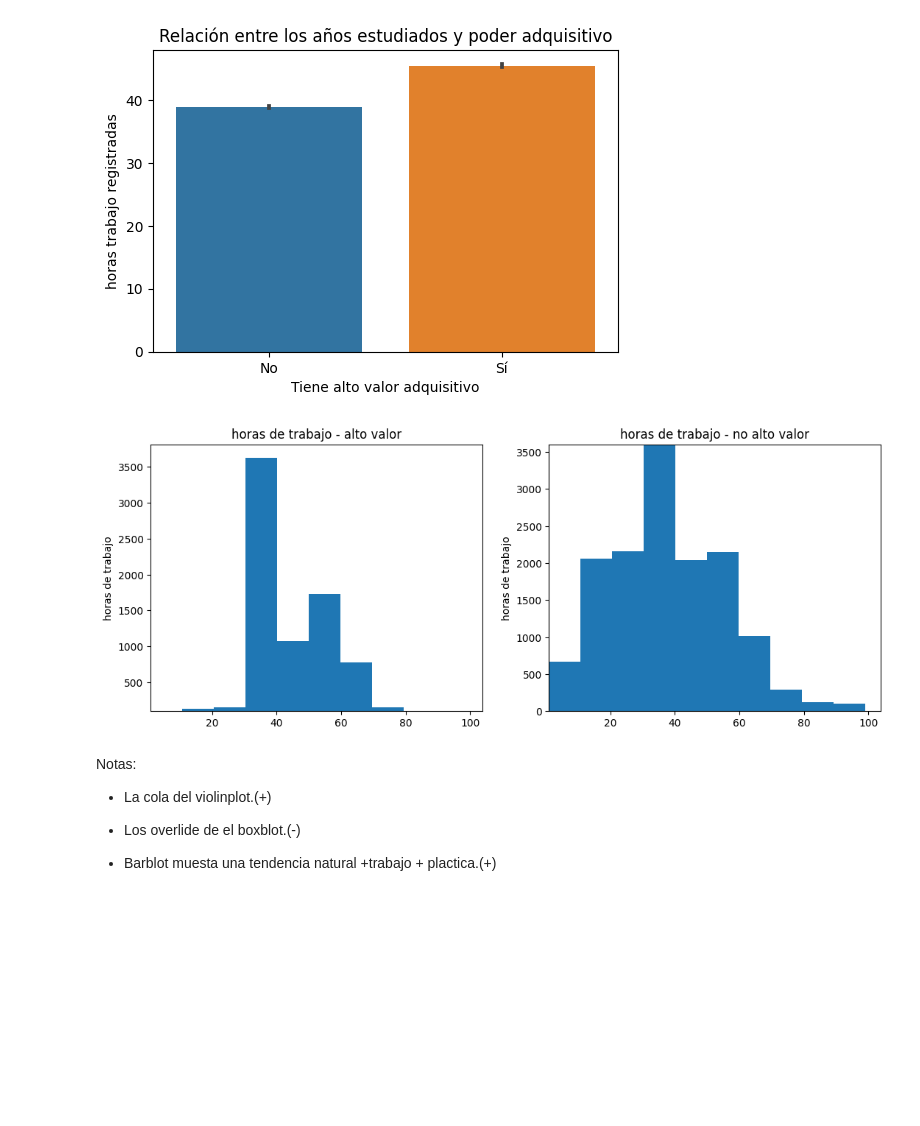
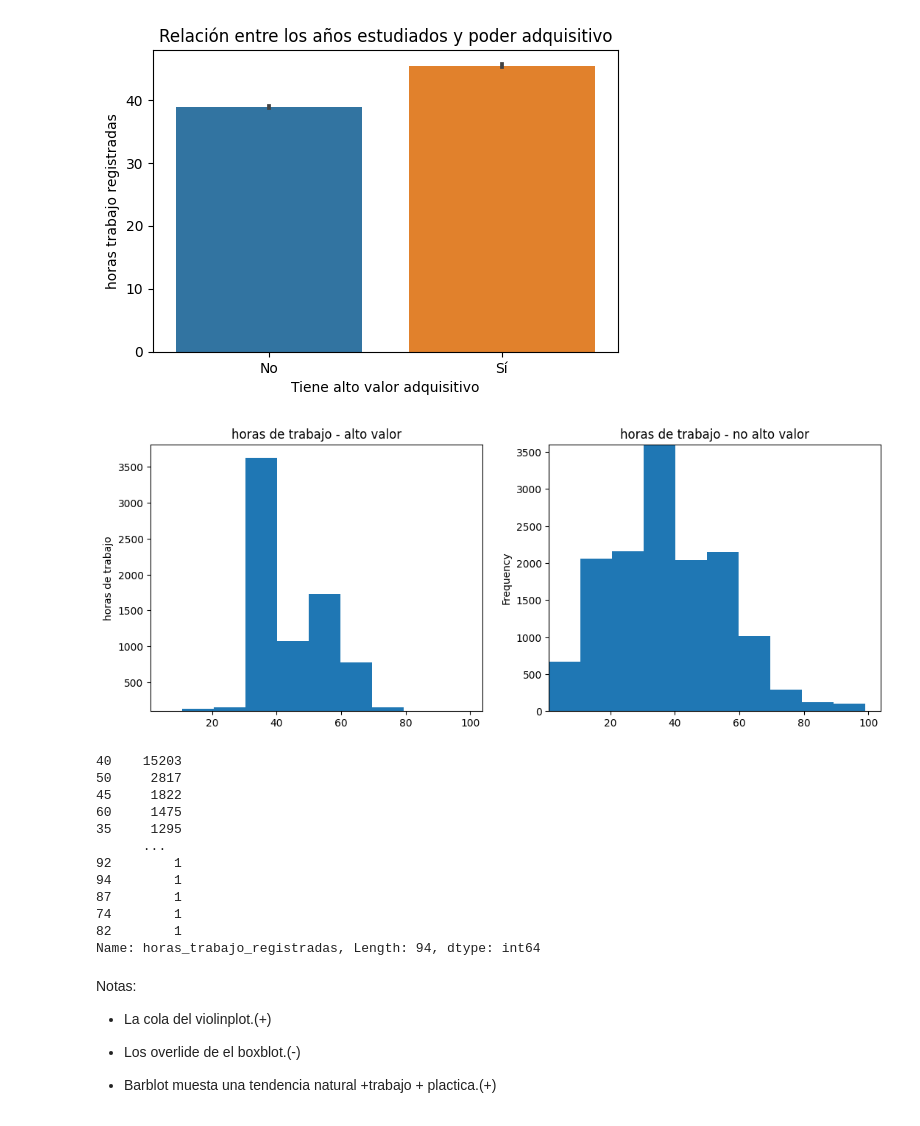
Before and after one commit to SantiValdezUlzurrun/TP-2021-1C-Organizacion-de-datos, a Jupyter notebook: Variables/horas_de_trabajo.ipynb, the cells around one changed output. Drawn from its saved outputs; the diff is of its cells as text; code cells hidden in the pictures; blank space fills up the shorter version.

```diff
--- a/Variables/horas_de_trabajo.ipynb
+++ b/Variables/horas_de_trabajo.ipynb
@@ -56,20 +56,33 @@ plt.show()
 # %%
 fig, axes = plt.subplots(nrows=1, ncols=2, figsize=[6.4 * 2, 4.8], dpi=100)
 
 df_alto_valor = df[df.tiene_alto_valor_adquisitivo == 1]
 df_no_alto_valor = df[df.tiene_alto_valor_adquisitivo != 1]
 
 df_alto_valor.horas_trabajo_registradas.plot(kind='hist', ax=axes[0], xlim=df.horas_trabajo_registradas.min(), ylim=df.horas_trabajo_registradas.max())
 axes[0].set_title("horas de trabajo - alto valor")
 axes[0].set_ylabel("horas de trabajo")
 
 df_no_alto_valor.horas_trabajo_registradas.plot(kind='hist', ax=axes[1], xlim=df.horas_trabajo_registradas.min(), ylim=[0, 3600])
 axes[1].set_title("horas de trabajo - no alto valor")
-axes[1].set_ylabel("horas de trabajo")
+# axes[1].set_ylabel("horas de trabajo")
 
 plt.show()
+df.horas_trabajo_registradas.value_counts()
 # %% [output]
-[figure, old version]
+[figure, new version]
+40    15203
+50     2817
+45     1822
+60     1475
+35     1295
+      ...
+92        1
+94        1
+87        1
+74        1
+82        1
+Name: horas_trabajo_registradas, Length: 94, dtype: int64
 # %% [markdown]
 Notas:
 
```
Also changed, not shown: parts of 2 cells of this notebook, 2 other files.
